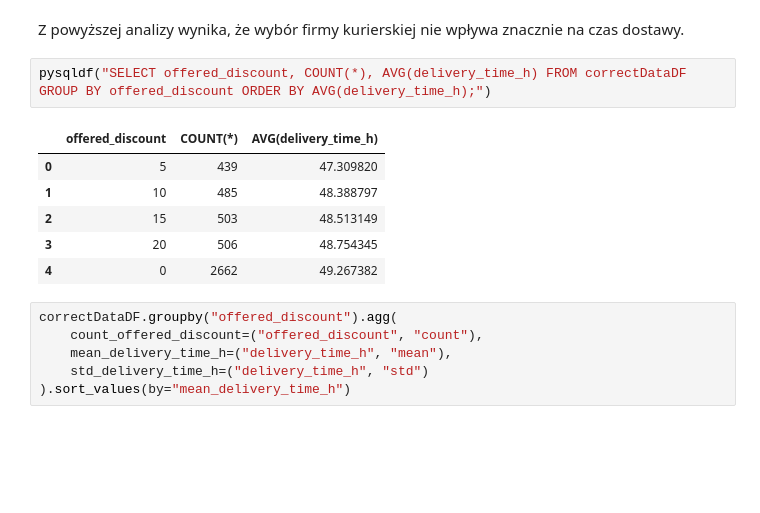
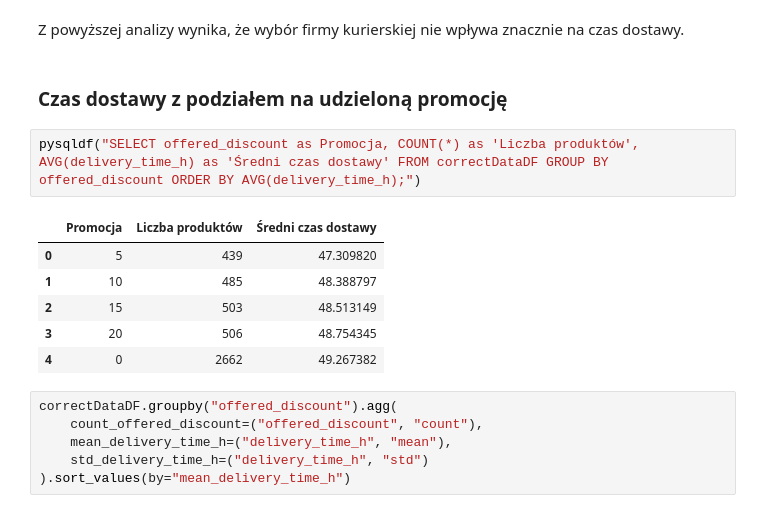
Before and after one commit to plibera/IUM_Project, a Jupyter notebook: dataAnalysis.ipynb, the cells around one changed output. Cells and saved outputs as stored; diff of their text form; blank space fills up the shorter version.

```diff
--- a/dataAnalysis.ipynb
+++ b/dataAnalysis.ipynb
@@ -354,10 +411,12 @@ correctDataDF.groupby("delivery_company").agg(
 | 516.0 | 1461 | 50.226304 | 34.964884 |
 # %% [markdown]
 Z powyższej analizy wynika, że wybór firmy kurierskiej nie wpływa znacznie na czas dostawy.
+# %% [markdown]
+### Czas dostawy z podziałem na udzieloną promocję
 # %%
-pysqldf("SELECT offered_discount, COUNT(*), AVG(delivery_time_h) FROM correctDataDF GROUP BY offered_discount ORDER BY AVG(delivery_time_h);")
+pysqldf("SELECT offered_discount as Promocja, COUNT(*) as 'Liczba produktów', AVG(delivery_time_h) as 'Średni czas dostawy' FROM correctDataDF GROUP BY offered_discount ORDER BY AVG(delivery_time_h);")
 # %% [output]
-|  | offered_discount | COUNT(*) | AVG(delivery_time_h) |
+|  | Promocja | Liczba produktów | Średni czas dostawy |
 | 0 | 5 | 439 | 47.309820 |
 | 1 | 10 | 485 | 48.388797 |
 | 2 | 15 | 503 | 48.513149 |
```
Also changed, not shown: parts of 20 cells of this notebook.
